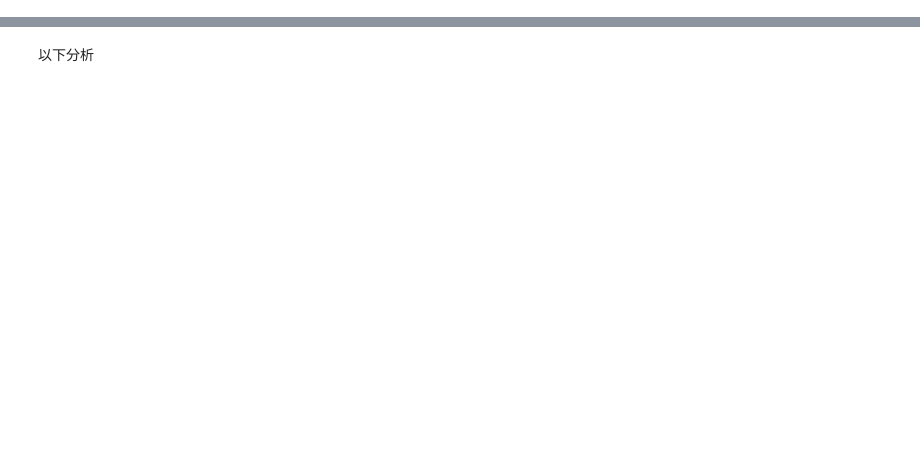
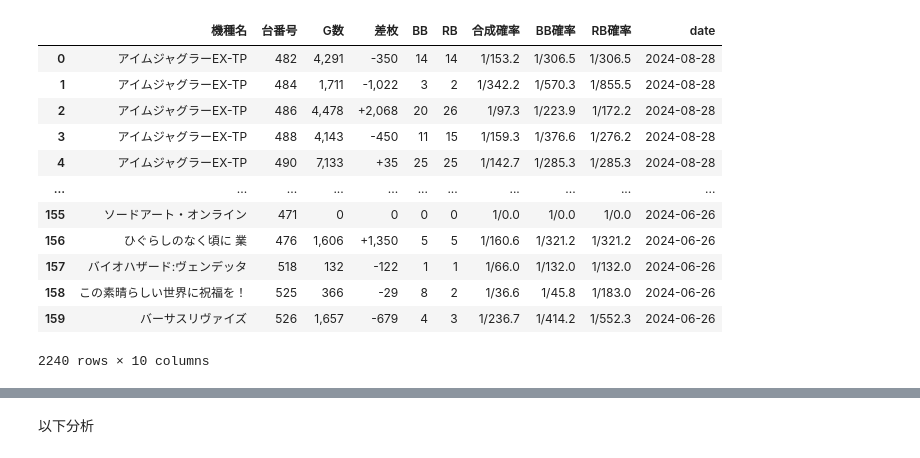
Before and after one commit to hohoishi/Tibame, a Jupyter notebook: ana_slo_f/crawler_new.ipynb, the cells around one changed output, grey strips where cells are left out. Drawn from its saved outputs; the diff is of its cells as text; code cells hidden in the pictures; blank space fills up the shorter version.

```diff
--- a/ana_slo_f/crawler_new.ipynb
+++ b/ana_slo_f/crawler_new.ipynb
@@ -20,0 +218,44 @@ def get_date_data(country, brand , storename):
+# %%
+def _get_slot_data(date , store):
+    response = requests.get(f'https://ana-slo.com/{date}-{store}-data/')
+    soup = BeautifulSoup(response.text, 'html.parser')
+
+    div = soup.find_all('div', id='all_data_block')
+    tr = div[0].find_all('tr')
+    columns_slot = tr[0].text.strip().split('\n')
+
+    data_list = []
+    for td in tr[1:len(tr)]:
+        data = td.text.strip().split('\n')
+        if len(data)==len(columns_slot):
+            data_list.append(data)
+
+    df = pd.DataFrame(data_list, columns=columns_slot)
+    df['date'] = pd.to_datetime(date)
+
+    df_all = pd.DataFrame(columns=columns_slot)
+    df_all = pd.concat([df_all, df], axis=0, ignore_index=True)
+    return df_all
+# %%
+for date in a_list[:14]:
+    df = _get_slot_data(date ,'ロイヤル網走店' )
+    if date == a_list[0]:
+        df_all = df
+    else:
+        df_all = pd.concat([df_all, df], axis=0)
+# %%
+df_all
+# %% [output]
+|  | 機種名 | 台番号 | G数 | 差枚 | BB | RB | 合成確率 | BB確率 | RB確率 | date |
+| 0 | アイムジャグラーEX-TP | 482 | 4,291 | -350 | 14 | 14 | 1/153.2 | 1/306.5 | 1/306.5 | 2024-08-28 |
+| 1 | アイムジャグラーEX-TP | 484 | 1,711 | -1,022 | 3 | 2 | 1/342.2 | 1/570.3 | 1/855.5 | 2024-08-28 |
+| 2 | アイムジャグラーEX-TP | 486 | 4,478 | +2,068 | 20 | 26 | 1/97.3 | 1/223.9 | 1/172.2 | 2024-08-28 |
+| 3 | アイムジャグラーEX-TP | 488 | 4,143 | -450 | 11 | 15 | 1/159.3 | 1/376.6 | 1/276.2 | 2024-08-28 |
+| 4 | アイムジャグラーEX-TP | 490 | 7,133 | +35 | 25 | 25 | 1/142.7 | 1/285.3 | 1/285.3 | 2024-08-28 |
+| ... | ... | ... | ... | ... | ... | ... | ... | ... | ... | ... |
+| 155 | ソードアート・オンライン | 471 | 0 | 0 | 0 | 0 | 1/0.0 | 1/0.0 | 1/0.0 | 2024-06-26 |
+| 156 | ひぐらしのなく頃に 業 | 476 | 1,606 | +1,350 | 5 | 5 | 1/160.6 | 1/321.2 | 1/321.2 | 2024-06-26 |
+| 157 | バイオハザード:ヴェンデッタ | 518 | 132 | -122 | 1 | 1 | 1/66.0 | 1/132.0 | 1/132.0 | 2024-06-26 |
+| 158 | この素晴らしい世界に祝福を！ | 525 | 366 | -29 | 8 | 2 | 1/36.6 | 1/45.8 | 1/183.0 | 2024-06-26 |
+| 159 | バーサスリヴァイズ | 526 | 1,657 | -679 | 4 | 3 | 1/236.7 | 1/414.2 | 1/552.3 | 2024-06-26 |
+2240 rows × 10 columns
```
Also changed, not shown: parts of 28 cells of this notebook, 5 other files.
